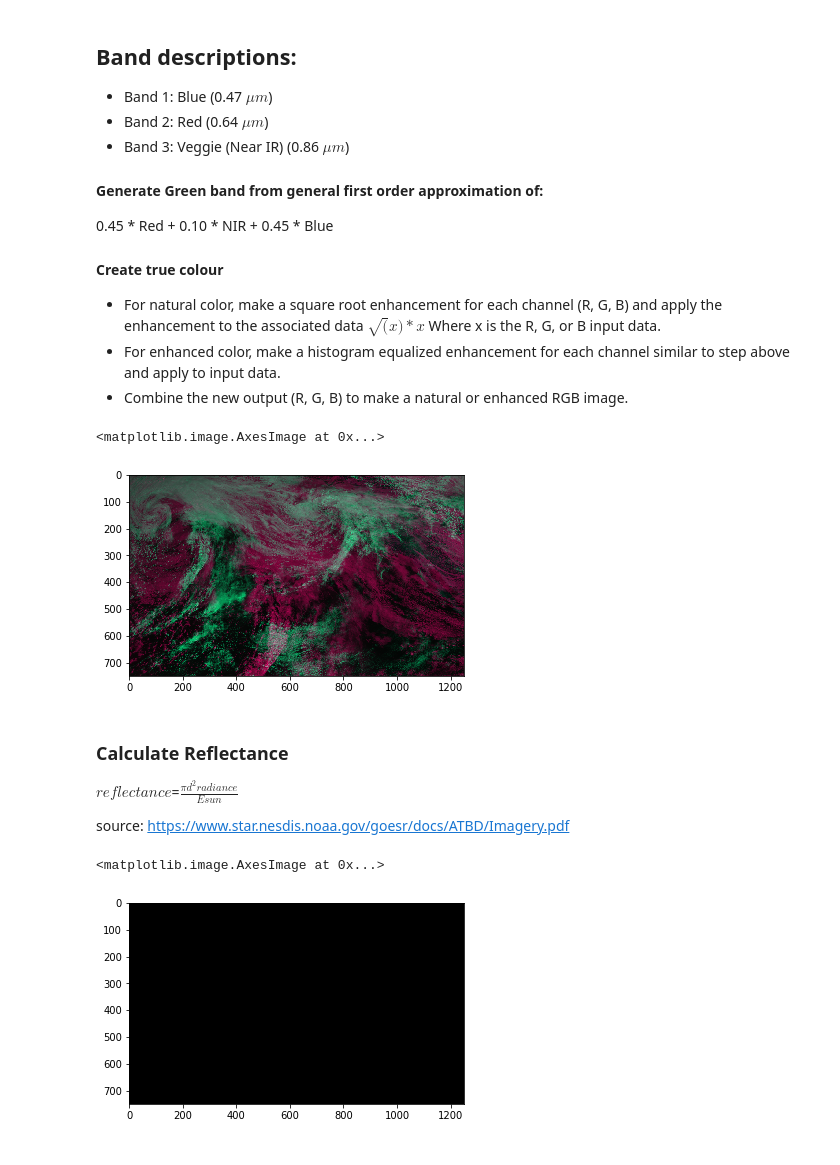
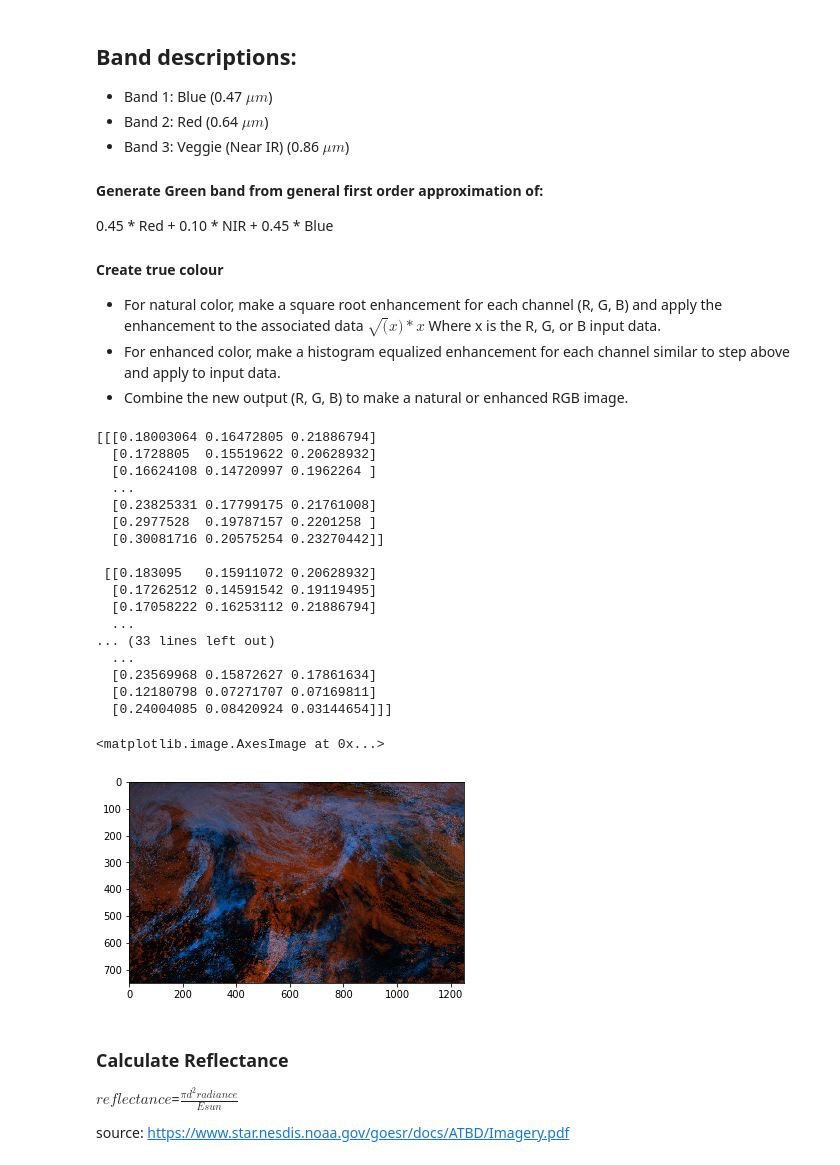
Before and after one commit to Pearl-Ayem/AWS-with-GeoScience-Beginner, a Jupyter notebook: GOES17 true colour test.ipynb, the cells around one changed output. Drawn from its saved outputs; the diff is of its cells as text; code cells hidden in the pictures.

Commit message:
calculated reflectance to create true colour ish

```diff
--- a/GOES17 true colour test.ipynb
+++ b/GOES17 true colour test.ipynb
@@ -233,20 +258,34 @@ def normalize (array):
 
     array_min,array_max = array.min(), array.max()
     return ((array - array_min)/(array_max - array_min))
-#     return array*array**(0.5)
-
-
-
-# Normalized NIR band:
-blue_n=normalize(rad0.data)
-red_n=normalize(rad1.data)
-nir_n= normalize(rad2.data)
-green_n= 0.45 * red_n[:blue_n.shape[0],:blue_n.shape[1]] + 0.10 * nir_n + 0.45 * blue_n
-normalized = np.dstack((red_n[:blue_n.shape[0],:blue_n.shape[1]], blue_n,green_n))
-plt.imshow((normalized * 255).astype(np.uint8))
-# %% [output]
-<matplotlib.image.AxesImage at 0x...>
-[figure, removed]
+# %%
+blue_rad=normalize(rad0.data)
+red_rad=normalize(rad1.data)
+nir_rad= normalize(rad2.data)
+green_rad= 0.3 * blue_rad + 0.3 * red_rad[:blue_rad.shape[0],:blue_rad.shape[1]] + 0.2 * nir_rad
+normalized = np.dstack((red_rad[:blue_rad.shape[0],:blue_rad.shape[1]], green_rad,blue_rad))
+print(normalized)
+plt.imshow(normalized)
+# %% [output]
+[[[0.18003064 0.16472805 0.21886794]
+  [0.1728805  0.15519622 0.20628932]
+  [0.16624108 0.14720997 0.1962264 ]
+  ...
+  [0.23825331 0.17799175 0.21761008]
+  [0.2977528  0.19787157 0.2201258 ]
+  [0.30081716 0.20575254 0.23270442]]
+
+ [[0.183095   0.15911072 0.20628932]
+  [0.17262512 0.14591542 0.19119495]
+  [0.17058222 0.16253112 0.21886794]
+  ...
+... (33 lines left out)
+  ...
+  [0.23569968 0.15872627 0.17861634]
+  [0.12180798 0.07271707 0.07169811]
+  [0.24004085 0.08420924 0.03144654]]]
+<matplotlib.image.AxesImage at 0x...>
+[figure, added]
 # %%
 def valid_imshow_data(data):
     data = np.asarray(data)
@@ -274,25 +313,3 @@ def valid_imshow_data(data):
 $reflectance$=$\frac{\pi d^2 radiance}{Esun}$
 
 source: https://www.star.nesdis.noaa.gov/goesr/docs/ATBD/Imagery.pdf
-# %%
-Esun_1to6=[1993.6600,1605.9593,969.7815,357.3011,244.7938,75.3057]
-def calc_reflectance(radiances):
-    """
-    converts radiances to reflectance
-    """
-
-#     top = (np.pi*radiances*(.9993)**2)
-#     bot= Esun_1to6[band-1]
-#     return top/bot
-    return (2.20768*10**(-3))*radiances
-
-
-r_ref=calc_reflectance(red_n)
-b_ref=calc_reflectance(blue_n)
-g_ref=calc_reflectance(green_n)
-
-nrg=np.dstack((r_ref[:blue_n.shape[0],:b_ref.shape[1]],g_ref,b_ref))
-plt.imshow((nrg * 255).astype(np.uint8))
-# %% [output]
-<matplotlib.image.AxesImage at 0x...>
-[figure, removed]
```
Also changed, not shown: parts of 8 cells of this notebook.
